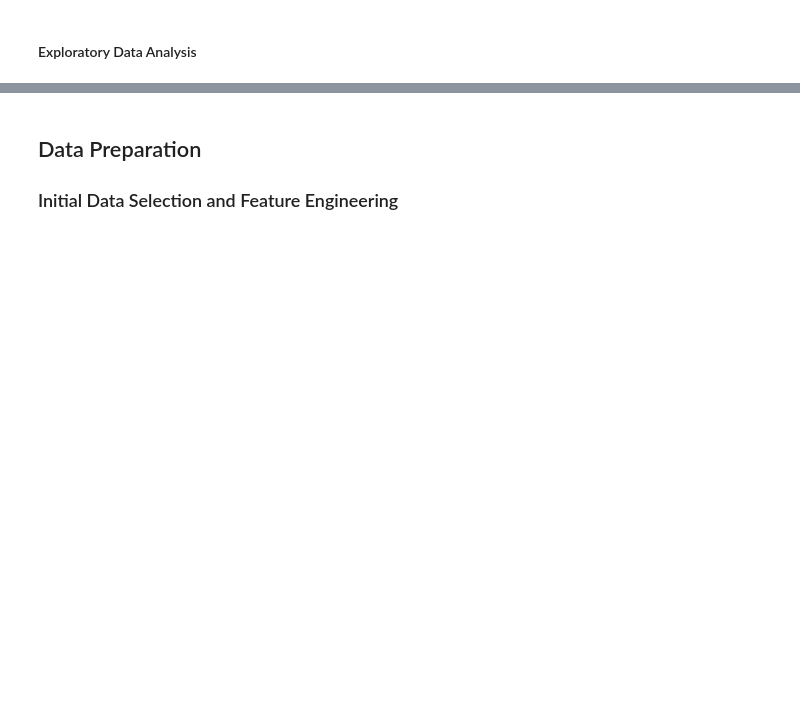
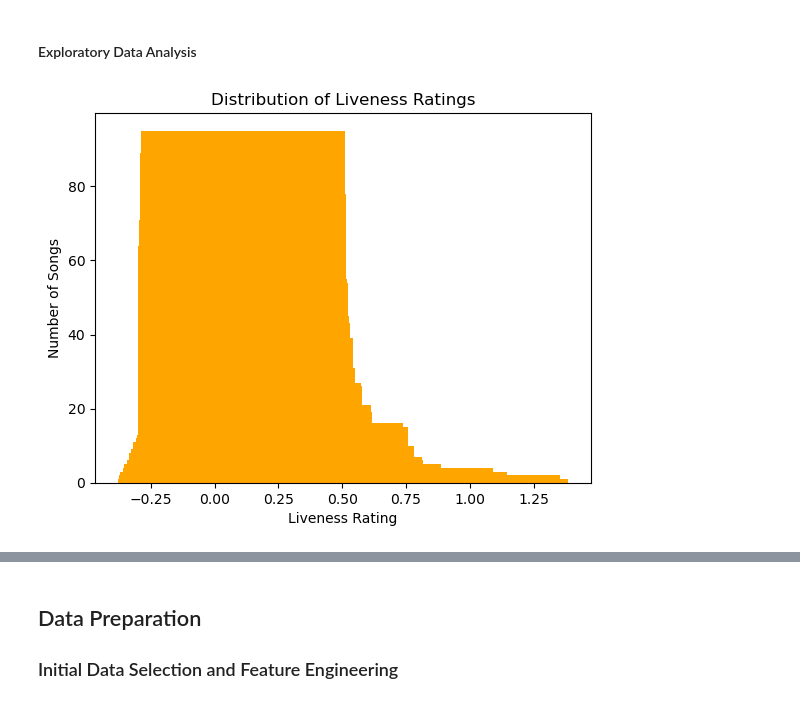
Before and after one commit to marhas109/MH_DS_Capstone_Project_2, a Jupyter notebook: MH_DS_Capstone_Proj2.ipynb, the cells around one changed output, grey strips where cells are left out. Drawn from its saved outputs; the diff is of its cells as text; code cells hidden in the pictures; blank space fills up the shorter version.

```diff
--- a/MH_DS_Capstone_Proj2.ipynb
+++ b/MH_DS_Capstone_Proj2.ipynb
@@ -80,0 +110,12 @@ plt.xlabel('')
+# %%
+liveness_dist = df_cleaned_genre['liveness'].value_counts()
+df_liveness_dist = pd.DataFrame(liveness_dist)
+df_liveness_dist = df_liveness_dist.reset_index()
+
+plt.bar(df_liveness_dist['liveness'], df_liveness_dist['count'], color='orange')
+plt.xlabel('Liveness Rating')
+plt.ylabel('Number of Songs')
+plt.title('Distribution of Liveness Ratings')
+plt.show()
+# %% [output]
+[figure, added]
```
Also changed, not shown: parts of 90 cells of this notebook.
